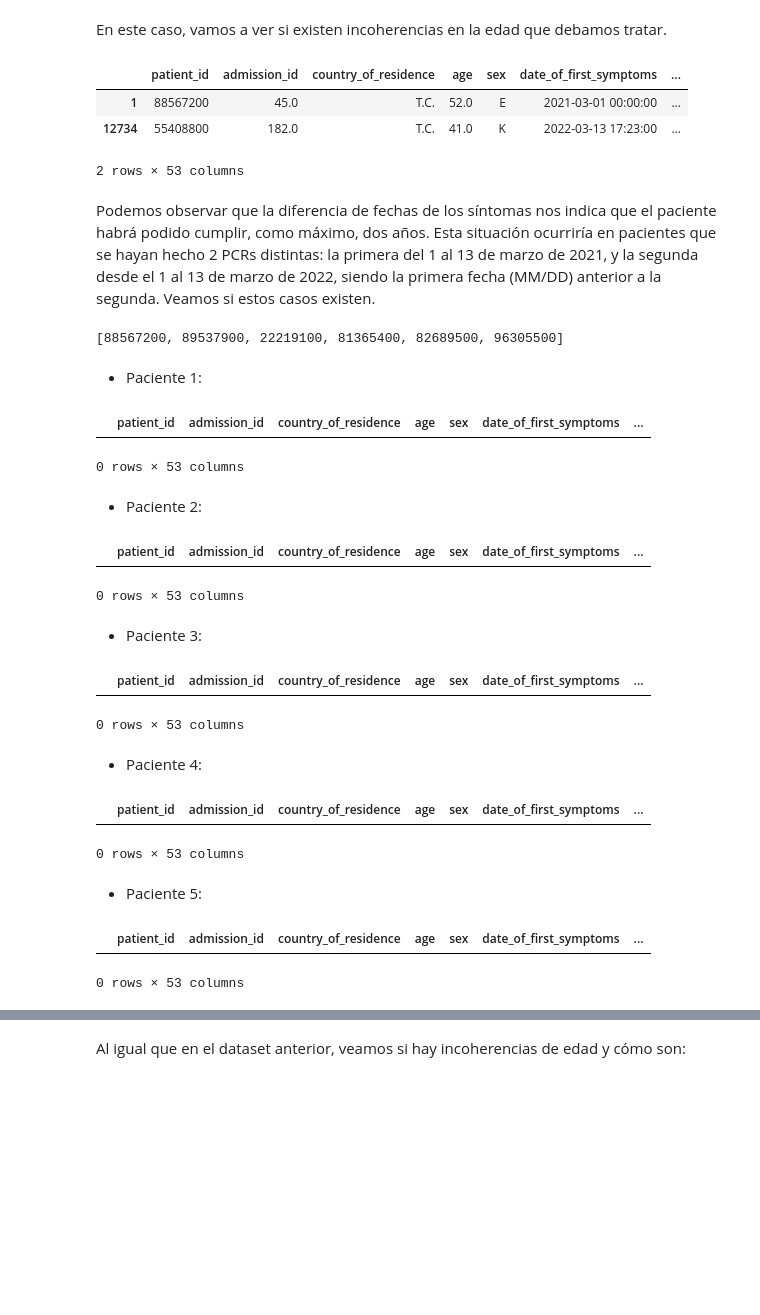
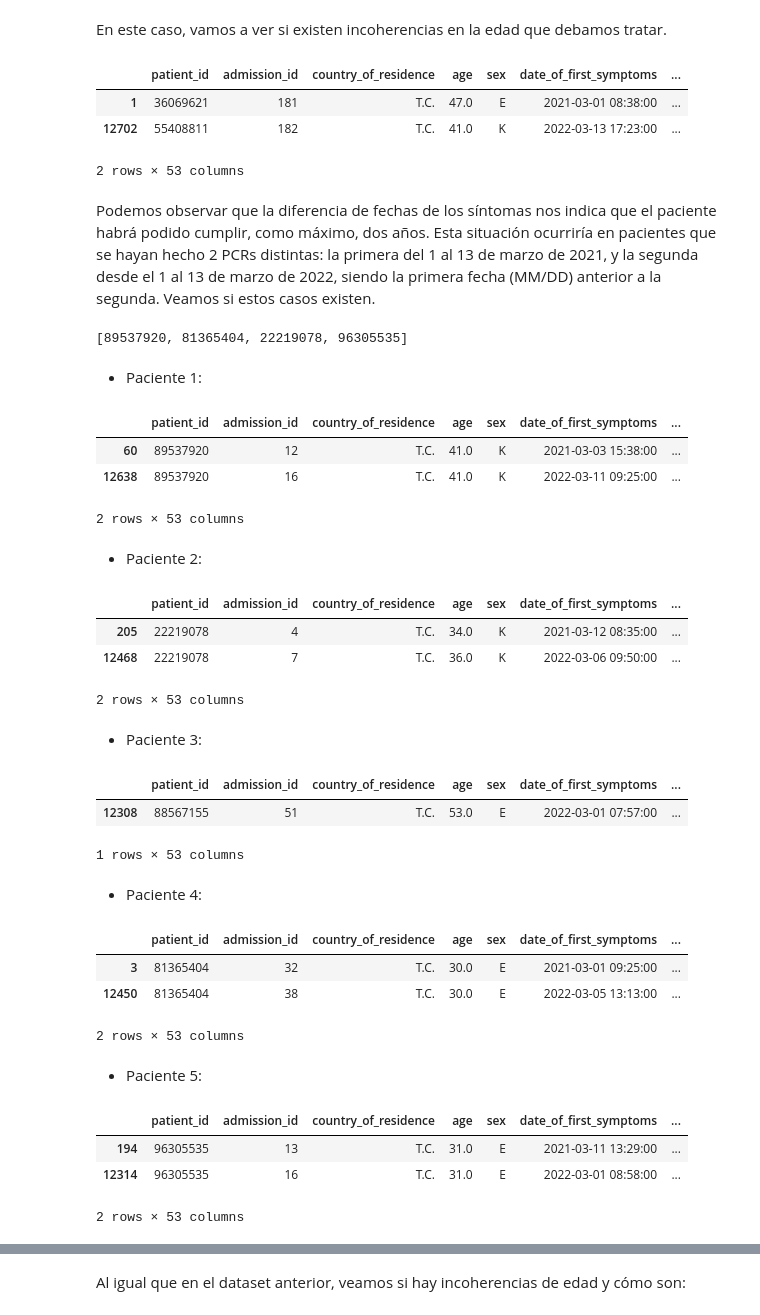
Before and after one commit to javipzv/hospital-data-analysis-and-prediction, a Jupyter notebook: preprocessing_data2.ipynb, the cells around one changed output, grey strips where cells are left out. Saved outputs shown, nothing was run; the diff lists cells and outputs as text; code cells hidden in the pictures; blank space fills up the shorter version.

```diff
--- a/preprocessing_data2.ipynb
+++ b/preprocessing_data2.ipynb
@@ -25,5 +25,5 @@ print("Conectado a Supabase.")
 # %% [output]
 Conectado a Supabase.
 # %%
-query = "SELECT * FROM hospital2"
+query = "SELECT * FROM hospital2_data"
 data2 = pd.read_sql_query(query, conn)
@@ -121,8 +128,8 @@ En este caso, vamos a ver si existen incoherencias en la edad que debamos tratar
 data2.sort_values(by='date_of_first_symptoms').iloc[[0, -1]]
 # %% [output]
 |  | patient_id | admission_id | country_of_residence | age | sex | date_of_first_symptoms | ... |
-| 1 | 88567200 | 45.0 | T.C. | 52.0 | E | 2021-03-01 00:00:00 | ... |
-| 12734 | 55408800 | 182.0 | T.C. | 41.0 | K | 2022-03-13 17:23:00 | ... |
+| 1 | 36069621 | 181 | T.C. | 47.0 | E | 2021-03-01 08:38:00 | ... |
+| 12702 | 55408811 | 182 | T.C. | 41.0 | K | 2022-03-13 17:23:00 | ... |
 2 rows × 53 columns
 # %% [markdown]
 Podemos observar que la diferencia de fechas de los síntomas nos indica que el paciente habrá podido cumplir, como máximo, dos años. Esta situación ocurriría en pacientes que se hayan hecho 2 PCRs distintas: la primera del 1 al 13 de marzo de 2021, y la segunda desde el 1 al 13 de marzo de 2022, siendo la primera fecha (MM/DD) anterior a la segunda. Veamos si estos casos existen.
@@ -131,40 +138,49 @@ patients_first_period = data2[data2['date_of_first_symptoms'] <= '2021-03-13']['
 patients_second_period = data2[data2['date_of_first_symptoms'] >= '2022-03-01']['patient_id']
 list(set(patients_first_period) & set(patients_second_period))
 # %% [output]
-[88567200, 89537900, 22219100, 81365400, 82689500, 96305500]
+[89537920, 81365404, 22219078, 96305535]
 # %% [markdown]
 - Paciente 1:
 # %%
-data2[(data2['patient_id'] == 89537920.0) & ((data2['date_of_first_symptoms'] <= '2021-03-13') | (data2['date_of_first_symptoms'] >= '2022-03-01'))]
+data2[(data2['patient_id'] == 89537920) & ((data2['date_of_first_symptoms'] <= '2021-03-13') | (data2['date_of_first_symptoms'] >= '2022-03-01'))]
 # %% [output]
 |  | patient_id | admission_id | country_of_residence | age | sex | date_of_first_symptoms | ... |
+| 60 | 89537920 | 12 | T.C. | 41.0 | K | 2021-03-03 15:38:00 | ... |
+| 12638 | 89537920 | 16 | T.C. | 41.0 | K | 2022-03-11 09:25:00 | ... |
-0 rows × 53 columns
+2 rows × 53 columns
 # %% [markdown]
 - Paciente 2:
 # %%
-data2[(data2['patient_id'] == 22219078.0) & ((data2['date_of_first_symptoms'] <= '2021-03-13') | (data2['date_of_first_symptoms'] >= '2022-03-01'))]
+data2[(data2['patient_id'] == 22219078) & ((data2['date_of_first_symptoms'] <= '2021-03-13') | (data2['date_of_first_symptoms'] >= '2022-03-01'))]
 # %% [output]
 |  | patient_id | admission_id | country_of_residence | age | sex | date_of_first_symptoms | ... |
+| 205 | 22219078 | 4 | T.C. | 34.0 | K | 2021-03-12 08:35:00 | ... |
+| 12468 | 22219078 | 7 | T.C. | 36.0 | K | 2022-03-06 09:50:00 | ... |
-0 rows × 53 columns
+2 rows × 53 columns
 # %% [markdown]
 - Paciente 3:
 # %%
-data2[(data2['patient_id'] == 88567155.0) & ((data2['date_of_first_symptoms'] <= '2021-03-13') | (data2['date_of_first_symptoms'] >= '2022-03-01'))]
+data2[(data2['patient_id'] == 88567155) & ((data2['date_of_first_symptoms'] <= '2021-03-13') | (data2['date_of_first_symptoms'] >= '2022-03-01'))]
 # %% [output]
 |  | patient_id | admission_id | country_of_residence | age | sex | date_of_first_symptoms | ... |
+| 12308 | 88567155 | 51 | T.C. | 53.0 | E | 2022-03-01 07:57:00 | ... |
-0 rows × 53 columns
+1 rows × 53 columns
 # %% [markdown]
 - Paciente 4:
 # %%
-data2[(data2['patient_id'] == 81365404.0) & ((data2['date_of_first_symptoms'] <= '2021-03-13') | (data2['date_of_first_symptoms'] >= '2022-03-01'))]
+data2[(data2['patient_id'] == 81365404) & ((data2['date_of_first_symptoms'] <= '2021-03-13') | (data2['date_of_first_symptoms'] >= '2022-03-01'))]
 # %% [output]
 |  | patient_id | admission_id | country_of_residence | age | sex | date_of_first_symptoms | ... |
+| 3 | 81365404 | 32 | T.C. | 30.0 | E | 2021-03-01 09:25:00 | ... |
+| 12450 | 81365404 | 38 | T.C. | 30.0 | E | 2022-03-05 13:13:00 | ... |
-0 rows × 53 columns
+2 rows × 53 columns
 # %% [markdown]
 - Paciente 5:
 # %%
-data2[(data2['patient_id'] == 96305535.0) & ((data2['date_of_first_symptoms'] <= '2021-03-13') | (data2['date_of_first_symptoms'] >= '2022-03-01'))]
+data2[(data2['patient_id'] == 96305535) & ((data2['date_of_first_symptoms'] <= '2021-03-13') | (data2['date_of_first_symptoms'] >= '2022-03-01'))]
 # %% [output]
 |  | patient_id | admission_id | country_of_residence | age | sex | date_of_first_symptoms | ... |
+| 194 | 96305535 | 13 | T.C. | 31.0 | E | 2021-03-11 13:29:00 | ... |
+| 12314 | 96305535 | 16 | T.C. | 31.0 | E | 2022-03-01 08:58:00 | ... |
-0 rows × 53 columns
+2 rows × 53 columns
 # %% [markdown]
```
Also changed, not shown: parts of 54 cells of this notebook, 3 other files.
